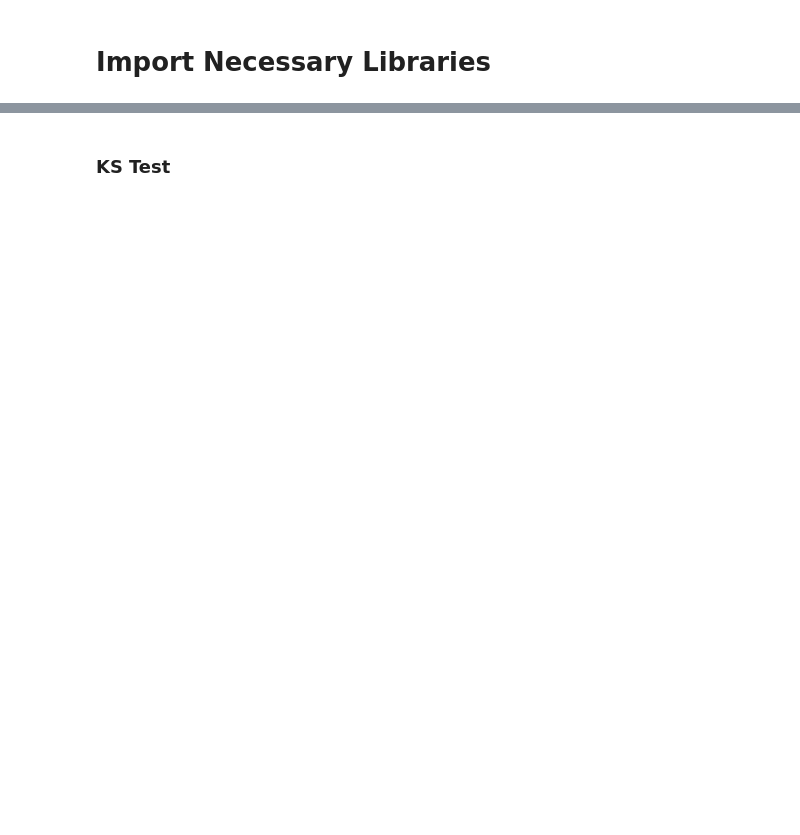
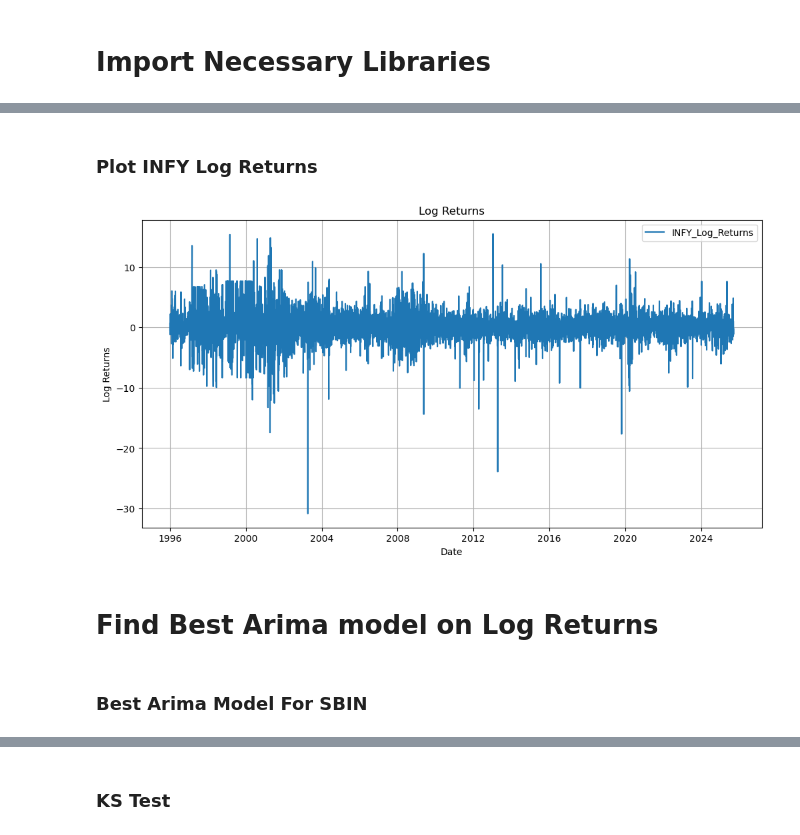
Before and after one commit to dassrikrishna/Tail_Risk_Modelling, a Jupyter notebook: week1/arma_gjr_t_evt.ipynb, the cells around one changed output, grey strips where cells are left out. Drawn from its saved outputs; the diff is of its cells as text; code cells hidden in the pictures; blank space fills up the shorter version.

```diff
--- a/week1/arma_gjr_t_evt.ipynb
+++ b/week1/arma_gjr_t_evt.ipynb
@@ -687,0 +67,9 @@ def gjr_rolling_forecast(train, test):
+# %% [markdown]
+### Plot INFY Log Returns
+# %%
+# Plot Log Returns of INFY.NS
+plot_returns(returns["INFY.NS"], 'INFY')
+# %% [output]
+[figure, added]
+# %% [markdown]
+# Find Best Arima model on Log Returns
@@ -687,0 +127,2 @@ def gjr_rolling_forecast(train, test):
+# %% [markdown]
+### Best Arima Model For SBIN
```
Also changed, not shown: parts of 172 cells of this notebook, 3 other files.
